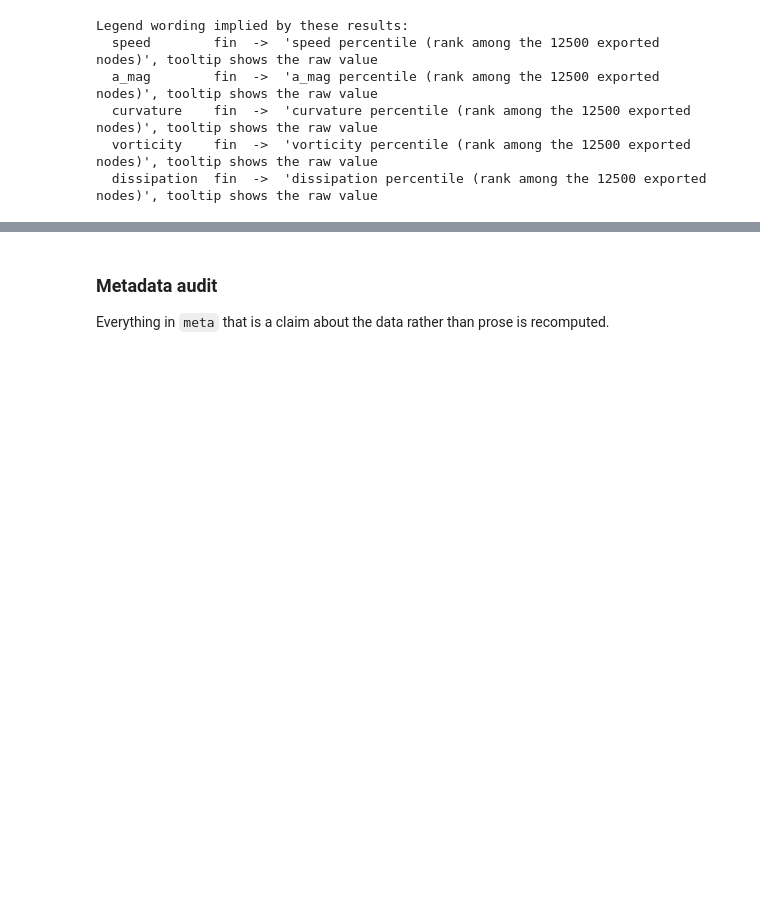
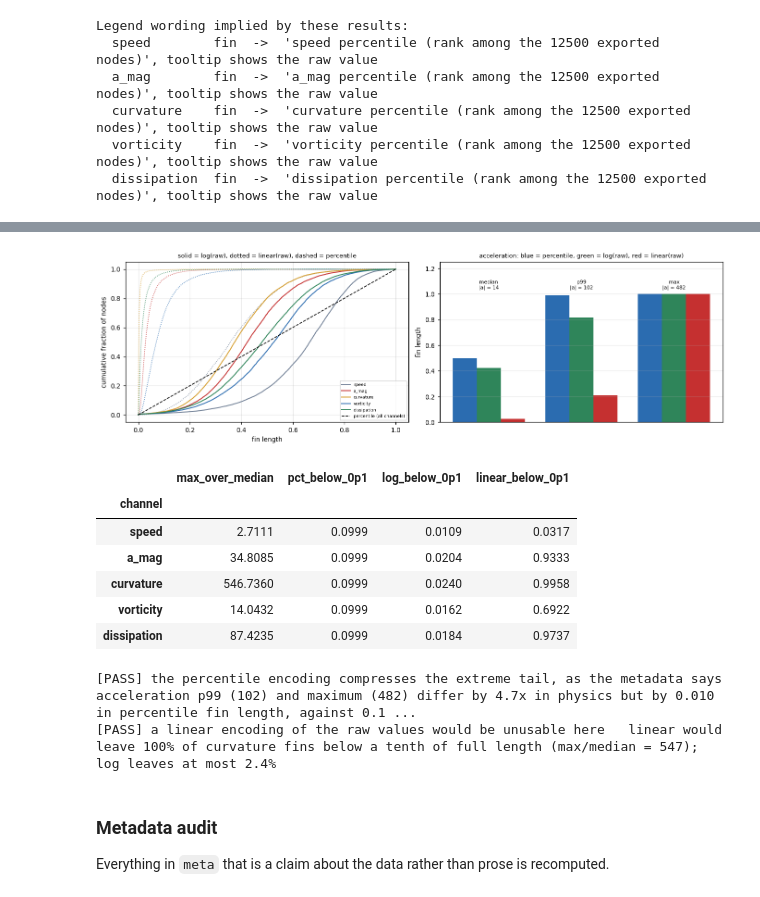
Before and after one commit to ScheWann/Sail_General, a Jupyter notebook: Scripts/turb_lagr_validation.ipynb, the cells around one changed output, grey strips where cells are left out. Saved outputs shown, nothing was run; the diff lists cells and outputs as text; code cells hidden in the pictures; blank space fills up the shorter version.

```diff
--- a/Scripts/turb_lagr_validation.ipynb
+++ b/Scripts/turb_lagr_validation.ipynb
@@ -999,3 +1095,79 @@ Legend wording implied by these results:
+# %%
+if HAS_RAW:
+    LOGN = META.get("logNormalization", {})
+    rows = []
+    fig, ax = plt.subplots(1, 2, figsize=(12.5, 4.0))
+    for j, c in enumerate(CHANNELS):
+        v = J_RAW[..., j].ravel()
+        pct = J_VAL[..., j].ravel()
+        lin = (v - v.min()) / (v.max() - v.min())
+        if LOGN:
+            lo, hi = LOGN[c]["log10Lo"], LOGN[c]["log10Hi"]
+        else:
+            lo, hi = np.log10(np.percentile(v, 0.5)), np.log10(np.percentile(v, 99.9))
+        lg = np.clip((np.log10(v) - lo) / (hi - lo), 0, 1)
+        rows.append(dict(channel=c, max_over_median=v.max() / np.median(v),
+                         pct_below_0p1=(pct < 0.1).mean(),
+                         log_below_0p1=(lg < 0.1).mean(),
+                         linear_below_0p1=(lin < 0.1).mean()))
+        y = np.linspace(0, 1, len(lg))
+        ax[0].plot(np.sort(lg), y, lw=1.3, color=COLORS[c], label=c)
+        ax[0].plot(np.sort(lin), y, lw=1.0, ls=":", color=COLORS[c])
+    ax[0].plot([0, 1], [0, 1], "k--", lw=1.1, label="percentile (all channels)")
+    ax[0].set_xlabel("fin length"); ax[0].set_ylabel("cumulative fraction of nodes")
+    ax[0].set_title("solid = log(raw), dotted = linear(raw), dashed = percentile",
+                    fontsize=8.5)
+    ax[0].legend(fontsize=6); ax[0].grid(alpha=.3)
+
+    j = CHANNELS.index("a_mag")
+    v = J_RAW[..., j].ravel(); pct = J_VAL[..., j].ravel()
+    lo, hi = ((LOGN["a_mag"]["log10Lo"], LOGN["a_mag"]["log10Hi"]) if LOGN
+              else (np.log10(np.percentile(v, 0.5)), np.log10(np.percentile(v, 99.9))))
+    marks = [np.median(v), np.percentile(v, 99), v.max()]
+    names = ["median", "p99", "max"]
+    enc_at = []
+    for k, (m, nm) in enumerate(zip(marks, names)):
+        near = int(np.argmin(np.abs(v - m)))
+        bars = [pct[near], float(np.clip((np.log10(m) - lo) / (hi - lo), 0, 1)),
+                (m - v.min()) / (v.max() - v.min())]
+        enc_at.append(bars)
+        ax[1].bar([k - 0.26, k, k + 0.26], bars, width=0.26,
+                  color=["#2b6cb0", "#2f855a", "#c53030"])
+        ax[1].text(k, 1.04, f"{nm}\n|a| = {m:.0f}", ha="center", fontsize=7)
+    ax[1].set_xticks([]); ax[1].set_ylim(0, 1.25); ax[1].set_ylabel("fin length")
+    ax[1].set_title("acceleration: blue = percentile, green = log(raw), red = linear(raw)",
+                    fontsize=8.5)
+    ax[1].grid(alpha=.3, axis="y")
+    plt.tight_layout(); plt.show()
+
+    enc = pd.DataFrame(rows).set_index("channel")
+    display(enc.round(4))
+
+    record("the percentile encoding compresses the extreme tail, as the metadata says",
+           abs(enc_at[2][0] - enc_at[1][0]) < 0.05,
+           f"acceleration p99 ({marks[1]:.0f}) and maximum ({marks[2]:.0f}) differ by "
+           f"{marks[2] / marks[1]:.1f}x in physics but by "
+           f"{abs(enc_at[2][0] - enc_at[1][0]):.3f} in percentile fin length, against "
+           f"{abs(enc_at[2][1] - enc_at[1][1]):.2f} under the log encoding. This is a "
+           "property of the encoding, not an error - and it is the reason raw and the log "
+           "bounds now ship with it")
+    record("a linear encoding of the raw values would be unusable here",
+           enc.linear_below_0p1.max() > 0.5 and enc.log_below_0p1.max() < 0.05,
+           f"linear would leave {enc.linear_below_0p1.max():.0%} of "
+           f"{enc.linear_below_0p1.idxmax()} fins below a tenth of full length "
+           f"(max/median = {enc.max_over_median.max():.0f}); log leaves at most "
+           f"{enc.log_below_0p1.max():.1%}")
+# %% [output]
+[figure, added]
+|  | max_over_median | pct_below_0p1 | log_below_0p1 | linear_below_0p1 |
+| channel |  |  |  |  |
+| speed | 2.7111 | 0.0999 | 0.0109 | 0.0317 |
+| a_mag | 34.8085 | 0.0999 | 0.0204 | 0.9333 |
+| curvature | 546.7360 | 0.0999 | 0.0240 | 0.9958 |
+| vorticity | 14.0432 | 0.0999 | 0.0162 | 0.6922 |
+| dissipation | 87.4235 | 0.0999 | 0.0184 | 0.9737 |
+[PASS] the percentile encoding compresses the extreme tail, as the metadata says   acceleration p99 (102) and maximum (482) differ by 4.7x in physics but by 0.010 in percentile fin length, against 0.1 ...
+[PASS] a linear encoding of the raw values would be unusable here   linear would leave 100% of curvature fins below a tenth of full length (max/median = 547); log leaves at most 2.4%
 # %% [markdown]
 ### Metadata audit
 
```
Also changed, not shown: parts of 9 cells of this notebook, 4 other files.
